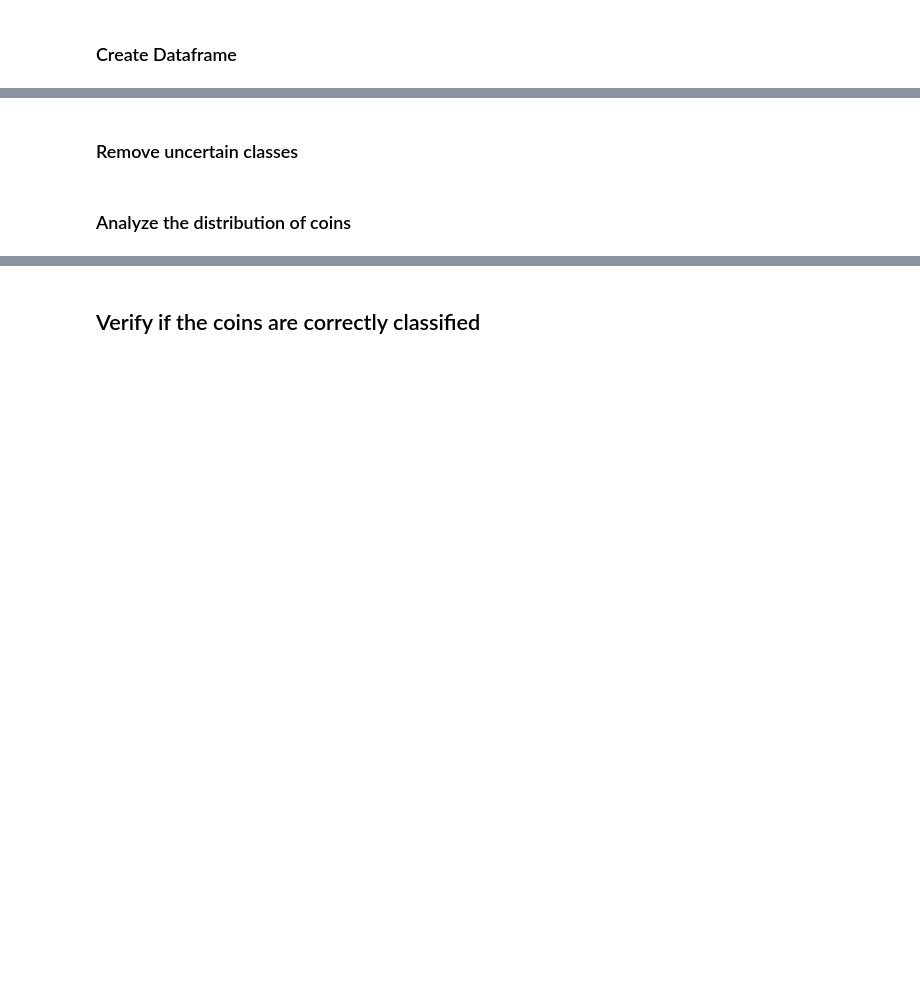
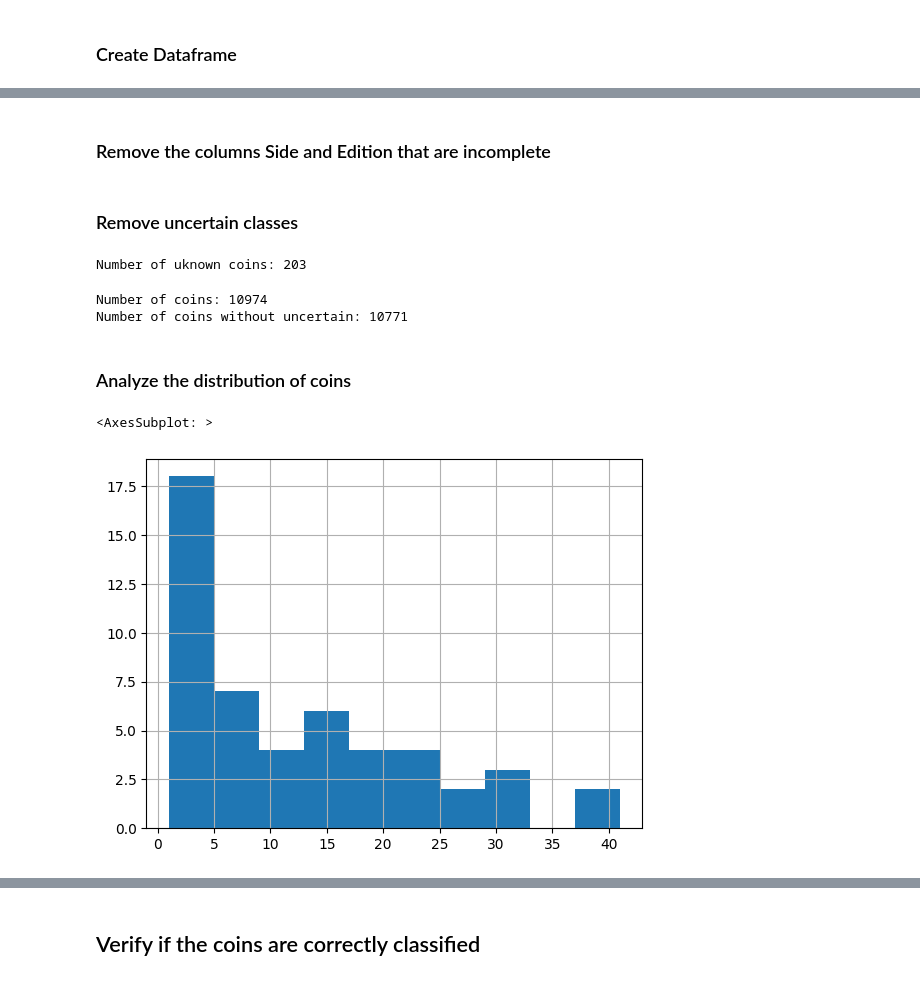
Before and after one commit to bruno-brant/python-money-detector, a Jupyter notebook: notebooks/dataset_validation.ipynb, the cells around one changed output, grey strips where cells are left out. Cells and saved outputs as stored; diff of their text form; code cells hidden in the pictures; blank space fills up the shorter version.

```diff
--- a/notebooks/dataset_validation.ipynb
+++ b/notebooks/dataset_validation.ipynb
@@ -72,7 +55,8 @@ Let's verify if the dataset is balanced between classes.
 # Load dataframe df with all the image data
 from colorama import Fore, Back, Style
 
-df = pd.DataFrame()
+df = pd.DataFrame(columns=['ImageName', 'ImageId',
+                  'RegionId', 'Value', 'Edition', 'Side'])
 
 # Get number of coins for each type
 for image in images_data:
@@ -80,7 +64,7 @@ for image in images_data:
         attributes = region['region_attributes']
         # add row to dataframe with image name, region id, coin value, edition and side
         try:
-            df = df.append({
+            insert(df, {
                 # image name is just the first 19 characters of the image path
                 'ImageName': image[:19],
                 'ImageId': image,
@@ -88,9 +72,8 @@ for image in images_data:
                 'Value': attributes.get('Value', UNKNOWN),
                 'Edition': attributes.get('Edition', UNKNOWN),
                 'Side': attributes.get('Side', UNKNOWN),
-                'Uncertain': is_uncertain(attributes),
-                #'FullName': f'{attributes["Value"]} {attributes["Edition"]} {attributes["Side"]}'
-            }, ignore_index=True)
+                # 'FullName': f'{attributes["Value"]} {attributes["Edition"]} {attributes["Side"]}'
+            })
         except:
             print(Fore.RED + Style.BRIGHT +
                   f'Error on image {image[:19]} region {regionId + 1}', )
@@ -99,12 +89,30 @@ df.head()
+# %% [markdown]
+### Remove the columns Side and Edition that are incomplete
+# %%
+df = df.drop(columns=['Side', 'Edition'])
 # %% [markdown]
 ### Remove uncertain classes
+# %%
+unknown_coins = len(df[(df['Value'] == UNKNOWN)])
+print(f'Number of uknown coins: {unknown_coins}')
+# %% [output]
+Number of uknown coins: 203
 # %%
 # Those classes are the ones that we are not sure about the value of the coin.
 print(f'Number of coins: {len(df)}')
-df = df[df['Uncertain'] == 0]
+df = df[df['Value'] != UNKNOWN]
 print(f'Number of coins without uncertain: {len(df)}')
+# %% [output]
+Number of coins: 10974
+Number of coins without uncertain: 10771
 # %% [markdown]
 ### Analyze the distribution of coins
+# %%
+# How many coins per image
+df['ImageName'].value_counts().value_counts().hist()
+# %% [output]
+<AxesSubplot: >
+[figure, added]
 # %%
 # Create charts
 figsize = (13,13)
```
Also changed, not shown: parts of 16 cells of this notebook, 9 other files.
